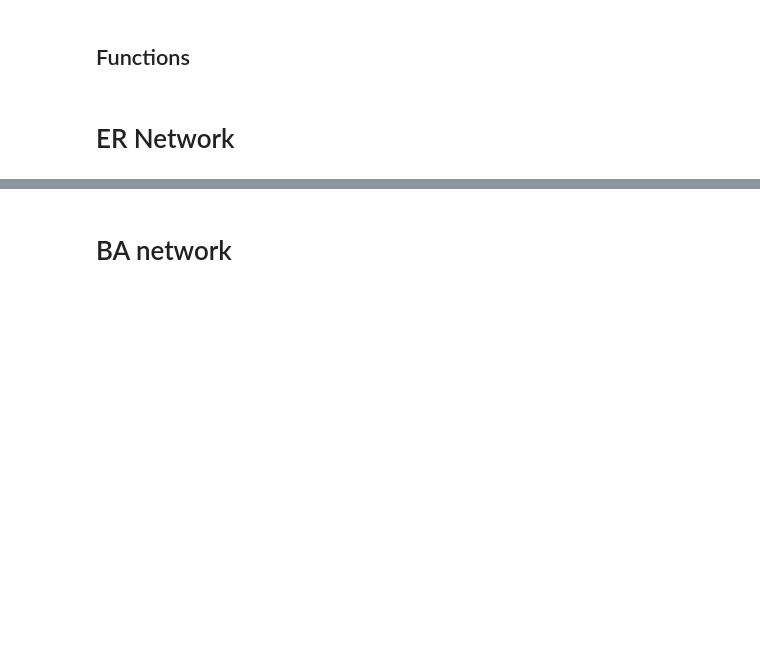
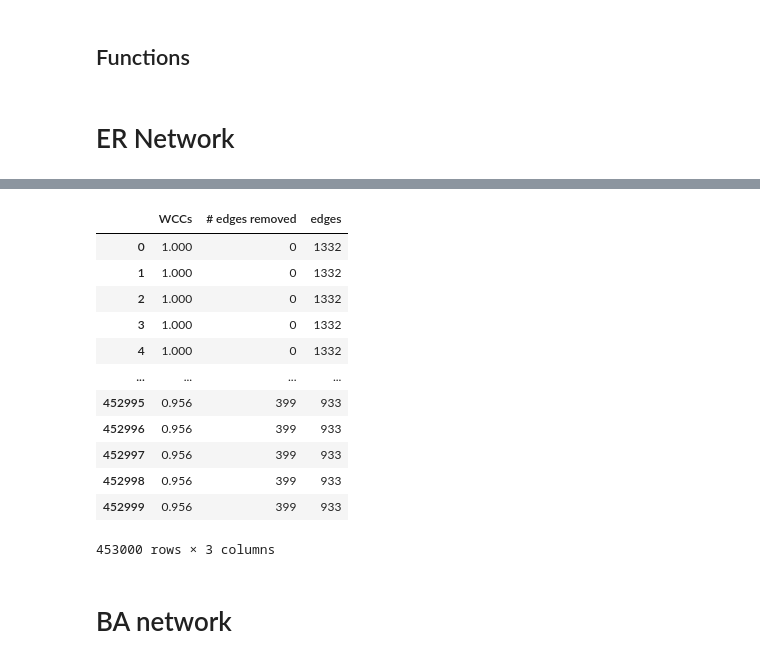
Before and after one commit to gioguarnieri/CoR, a Jupyter notebook: test.ipynb, the cells around one changed output, grey strips where cells are left out. Drawn from its saved outputs; the diff is of its cells as text; code cells hidden in the pictures; blank space fills up the shorter version.

```diff
--- a/test.ipynb
+++ b/test.ipynb
@@ -184,7 +183,12 @@ while i < qty:
         graphs.append(_G)
         i+=1
 # %%
-_G = graphs[0]
-total_wccs = []
-recursive_search(_G, int(0.3*_G.number_of_edges()), total_wccs)
+dfs_wcc = []
+i = 0
+for _G in graphs:
+    print(i)
+    total_wccs = []
+    _ = recursive_search(_G, int(0.3*_G.number_of_edges()), total_wccs)
+    dfs_wcc.append(pd.DataFrame(total_wccs, columns=["WCCs", "# edges removed", "edges"]))
+    i+=1
 # %% [output]
@@ -198,3 +219,19 @@ np.float64(0.998)
+# %%
+dfs_wcc[0]
+# %% [output]
+|  | WCCs | # edges removed | edges |
+| 0 | 1.000 | 0 | 1332 |
+| 1 | 1.000 | 0 | 1332 |
+| 2 | 1.000 | 0 | 1332 |
+| 3 | 1.000 | 0 | 1332 |
+| 4 | 1.000 | 0 | 1332 |
+| ... | ... | ... | ... |
+| 452995 | 0.956 | 399 | 933 |
+| 452996 | 0.956 | 399 | 933 |
+| 452997 | 0.956 | 399 | 933 |
+| 452998 | 0.956 | 399 | 933 |
+| 452999 | 0.956 | 399 | 933 |
+453000 rows × 3 columns
 # %%
 %%capture
 dfs = []
```
Also changed, not shown: parts of 5 cells of this notebook, 1 other file.
